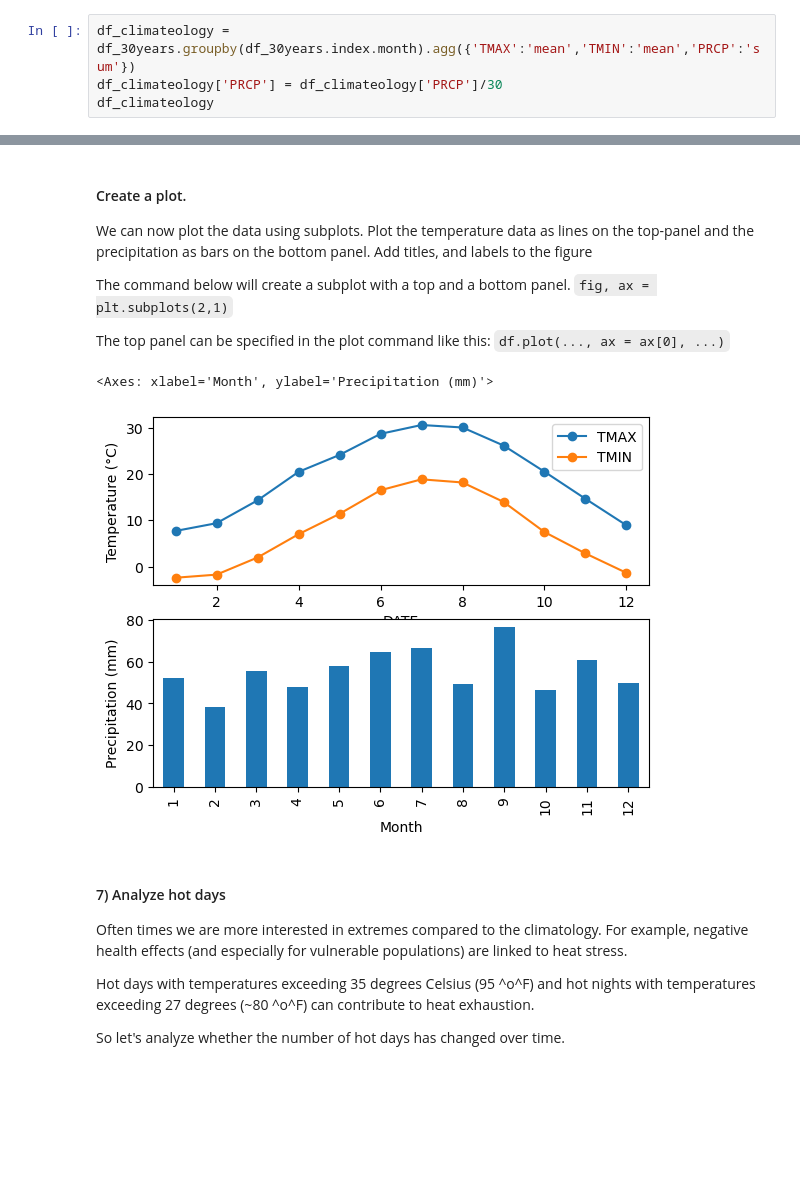
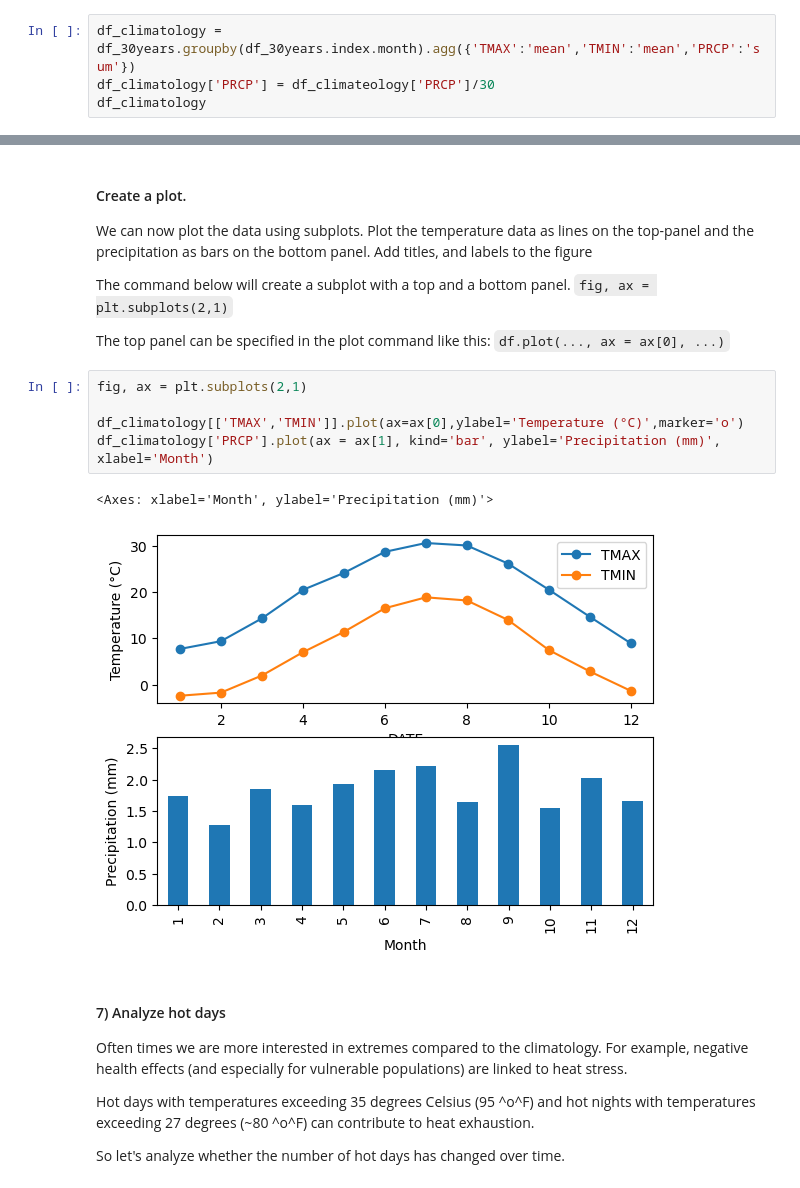
Before and after one commit to aimeeram/ISAT_420_S26_Shared, a Jupyter notebook: W5_Pandas_Groupby_And_Timeseries/Code/w5_pandas_timerseries_practice.ipynb, the cells around one changed output, grey strips where cells are left out. Cells and saved outputs as stored; diff of their text form; blank space fills up the shorter version.

```diff
--- a/W5_Pandas_Groupby_And_Timeseries/Code/w5_pandas_timerseries_practice.ipynb
+++ b/W5_Pandas_Groupby_And_Timeseries/Code/w5_pandas_timerseries_practice.ipynb
@@ -167,9 +158,9 @@ Next, we want to create the monthly aggregation. For the temperatures `TMIN`, `T
 
 Note: If you aggregate the `PRCP` column with sum, you will need to divide the result by 30, because we have 30 years of data.
 # %%
-df_climateology = df_30years.groupby(df_30years.index.month).agg({'TMAX':'mean','TMIN':'mean','PRCP':'sum'})
-df_climateology['PRCP'] = df_climateology['PRCP']/30
-df_climateology
+df_climatology = df_30years.groupby(df_30years.index.month).agg({'TMAX':'mean','TMIN':'mean','PRCP':'sum'})
+df_climatology['PRCP'] = df_climateology['PRCP']/30
+df_climatology
 # %% [output]
 |  | TMAX | TMIN | PRCP |
 | DATE |  |  |  |
@@ -196,9 +187,13 @@ The command below will create a subplot with a top and a bottom panel.
 The top panel can be specified in the plot command like this:
 `df.plot(..., ax = ax[0], ...)`
 # %%
+fig, ax = plt.subplots(2,1)
+
+df_climatology[['TMAX','TMIN']].plot(ax=ax[0],ylabel='Temperature (°C)',marker='o')
+df_climatology['PRCP'].plot(ax = ax[1], kind='bar', ylabel='Precipitation (mm)', xlabel='Month')
 # %% [output]
 <Axes: xlabel='Month', ylabel='Precipitation (mm)'>
-[figure, old version]
+[figure, new version]
 # %% [markdown]
 #### 7) Analyze hot days
 
```
Also changed, not shown: parts of 6 cells of this notebook.
